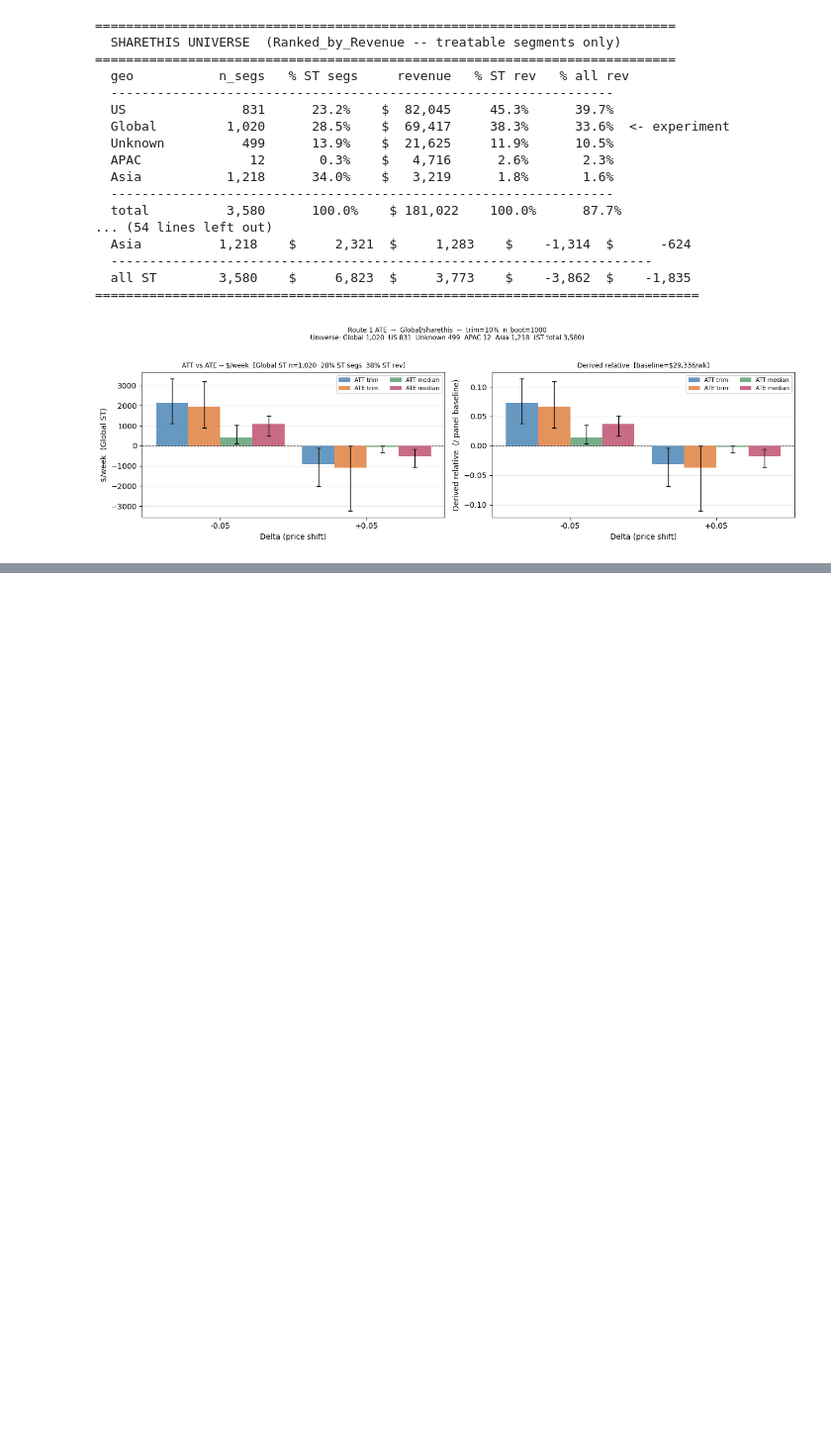
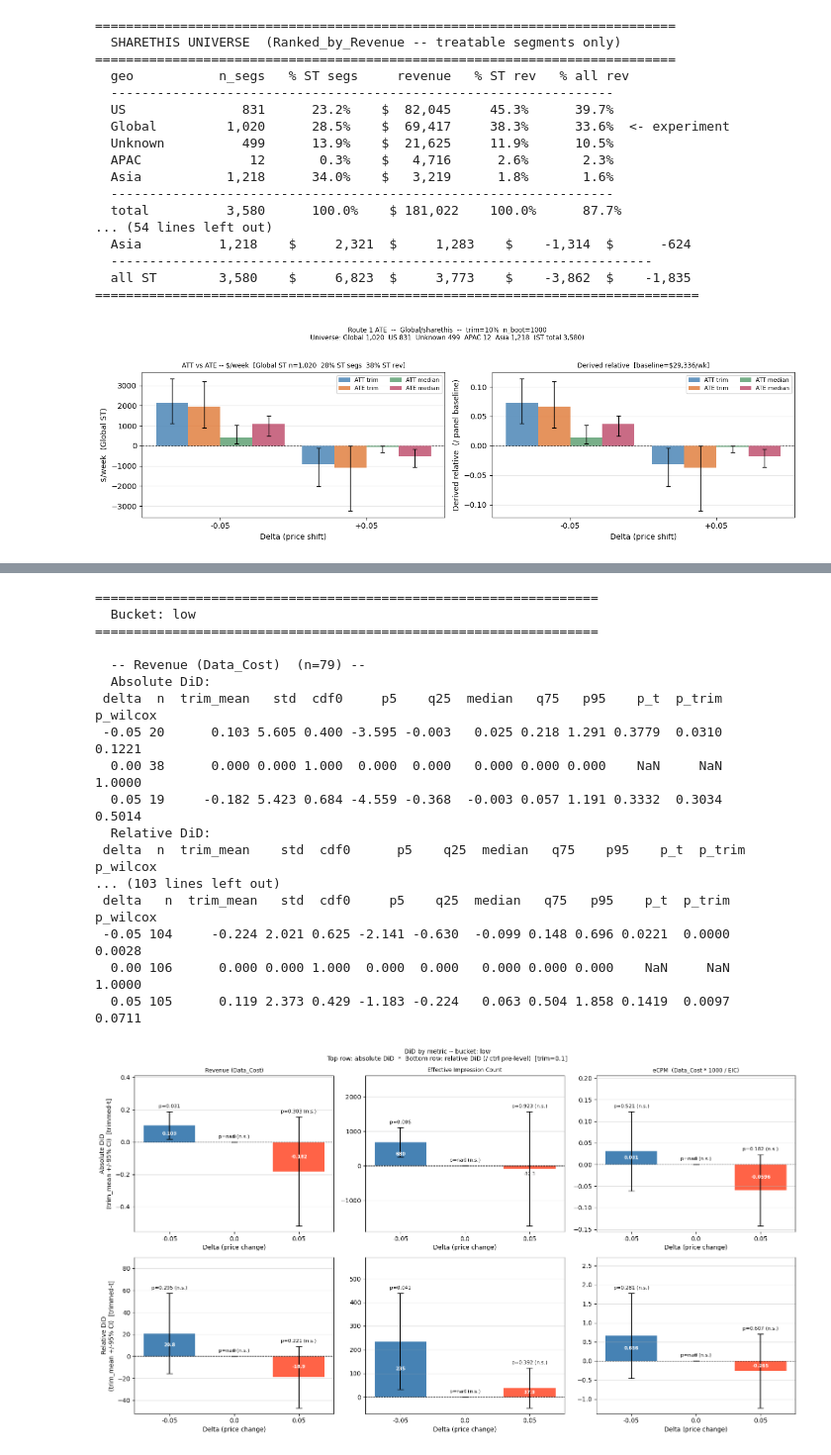
Before and after one commit to ravi-sharethis/python-notebooks, a Jupyter notebook: TTD3_Pricing.ipynb, the cells around one changed output, grey strips where cells are left out. Shown at 99% size. Cells and saved outputs as stored; diff of their text form; code cells hidden in the pictures; blank space fills up the shorter version.

```diff
--- a/TTD3_Pricing.ipynb
+++ b/TTD3_Pricing.ipynb
@@ -1407,0 +1632,65 @@ plt.show()
+# %%
+# ── Per-bucket stats tables ───────────────────────────────────────────────────
+# `did_b` is the revenue DiD with bucket labels (defined in the earlier section).
+# `did_vol` contains EIC and eCPM DiDs with bucket labels.
+
+# All three metrics use did_vol (same segments, same bucket column).
+_all_metrics_b = [
+    (did_vol, 'did_rev',  'did_rev_rel',  'Revenue (Data_Cost)'),
+    (did_vol, 'did_eic',  'did_eic_rel',  'Effective Impression Count'),
+    (did_vol, 'did_ecpm', 'did_ecpm_rel', 'eCPM  (Data_Cost * 1000 / EIC)'),
+]
+
+for bucket in ['low', 'medium', 'high']:
+    print(f"\n{'=' * 65}")
+    print(f"  Bucket: {bucket}")
+    print(f"{'=' * 65}")
+    for df, abs_col, rel_col, name in _all_metrics_b:
+        sub = df[df['bucket'] == bucket]
+        print(f"\n  -- {name}  (n={len(sub)}) --")
+        print("  Absolute DiD:")
+        print(desc_stats_trim(sub, abs_col).to_string(index=False))
+        print("  Relative DiD:")
+        print(desc_stats_trim(sub, rel_col).to_string(index=False))
+
+# ── Per-bucket charts (one 2x3 figure per bucket) ────────────────────────────
+# Rows: absolute DiD (top) / relative DiD (bottom).
+# Columns: Revenue | EIC | eCPM  -- side by side for direct comparison.
+for bucket in ['low', 'medium', 'high']:
+    fig, axes = plt.subplots(2, 3, figsize=(16, 9))
+    for col_idx, (df, abs_col, rel_col, name) in enumerate(_all_metrics_b):
+        sub = df[df['bucket'] == bucket]
+        for row_idx, (dcol, version) in enumerate([(abs_col, 'Absolute'), (rel_col, 'Relative')]):
+            ax = axes[row_idx][col_idx]
+            plot_did_bars(ax, sub, dcol, metric='mean', trim=_TRIM)
+            ax.set_xlabel('Delta (price change)')
+            if row_idx == 0:
+                ax.set_title(name, fontsize=9)
+            if col_idx == 0:
+                ax.set_ylabel(f'{version} DiD\n(trim_mean +/-95% CI)  [trimmed-t]')
+    fig.suptitle(
+        f'DiD by metric -- bucket: {bucket}\n'
+        f'Top row: absolute DiD  *  Bottom row: relative DiD (/ ctrl pre-level)  [trim={_TRIM}]',
+        fontsize=10,
+    )
+    plt.tight_layout()
+    plt.show()
+# %% [output]
+=================================================================
+  Bucket: low
+=================================================================
+
+  -- Revenue (Data_Cost)  (n=79) --
+  Absolute DiD:
+ delta  n  trim_mean   std  cdf0     p5    q25  median   q75   p95    p_t  p_trim  p_wilcox
+ -0.05 20      0.103 5.605 0.400 -3.595 -0.003   0.025 0.218 1.291 0.3779  0.0310    0.1221
+  0.00 38      0.000 0.000 1.000  0.000  0.000   0.000 0.000 0.000    NaN     NaN    1.0000
+  0.05 19     -0.182 5.423 0.684 -4.559 -0.368  -0.003 0.057 1.191 0.3332  0.3034    0.5014
+  Relative DiD:
+ delta  n  trim_mean    std  cdf0      p5    q25  median   q75    p95    p_t  p_trim  p_wilcox
+... (103 lines left out)
+ delta   n  trim_mean   std  cdf0     p5    q25  median   q75   p95    p_t  p_trim  p_wilcox
+ -0.05 104     -0.224 2.021 0.625 -2.141 -0.630  -0.099 0.148 0.696 0.0221  0.0000    0.0028
+  0.00 106      0.000 0.000 1.000  0.000  0.000   0.000 0.000 0.000    NaN     NaN    1.0000
+  0.05 105      0.119 2.373 0.429 -1.183 -0.224   0.063 0.504 1.858 0.1419  0.0097    0.0711
+[figure, added]
```
Also changed, not shown: parts of 13 cells of this notebook.
